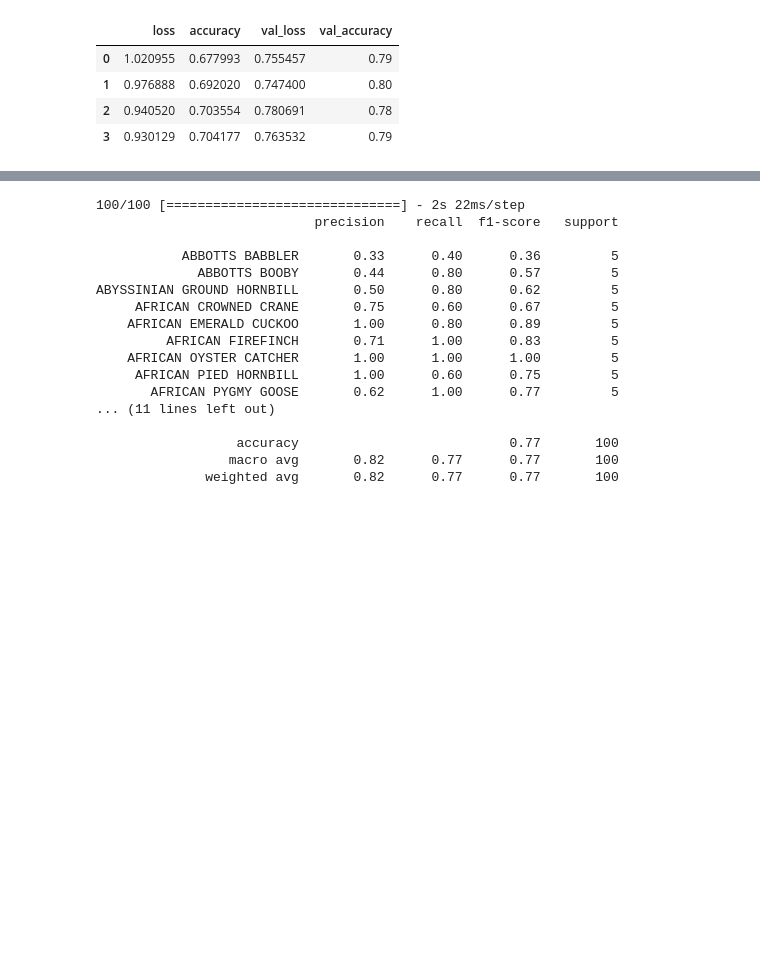
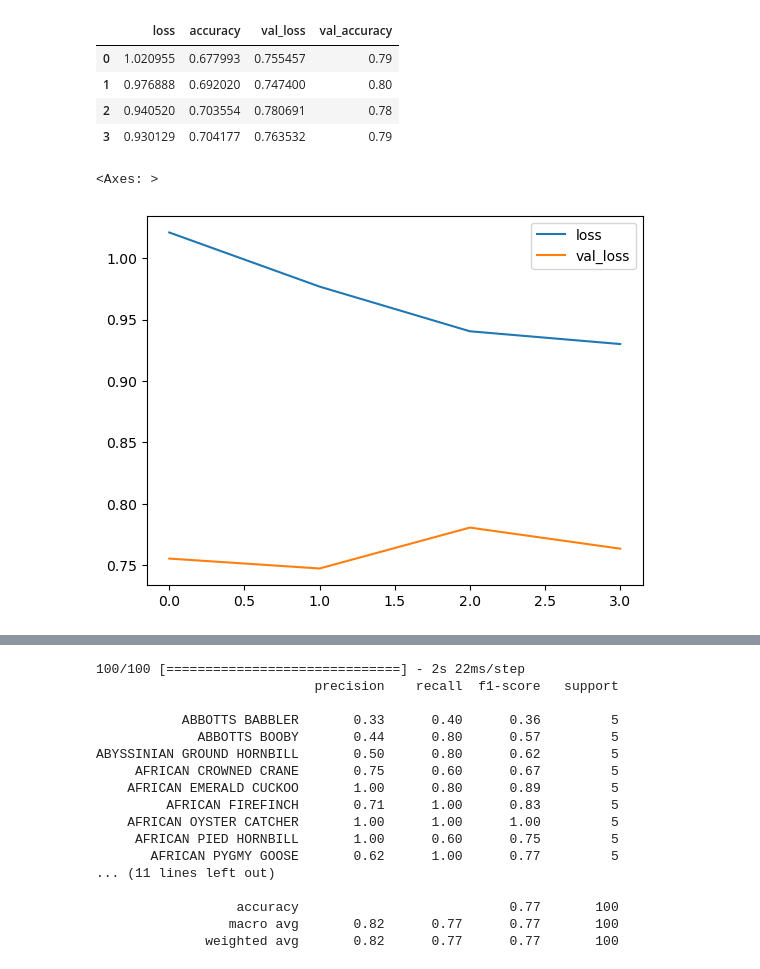
Before and after one commit to angeljanellp/Bird-Classification, a Jupyter notebook: Bird Classification Model.ipynb, the cells around one changed output, grey strips where cells are left out. Drawn from its saved outputs; the diff is of its cells as text; code cells hidden in the pictures; blank space fills up the shorter version.

```diff
--- a/Bird Classification Model.ipynb
+++ b/Bird Classification Model.ipynb
@@ -296,3 +296,9 @@ metrics_cnn
 | 1 | 0.976888 | 0.692020 | 0.747400 | 0.80 |
 | 2 | 0.940520 | 0.703554 | 0.780691 | 0.78 |
 | 3 | 0.930129 | 0.704177 | 0.763532 | 0.79 |
+# %%
+#Validation loss vs. loss plot
+metrics_cnn[['loss','val_loss']].plot()
+# %% [output]
+<Axes: >
+[figure, added]
```
Also changed, not shown: parts of 3 cells of this notebook.
